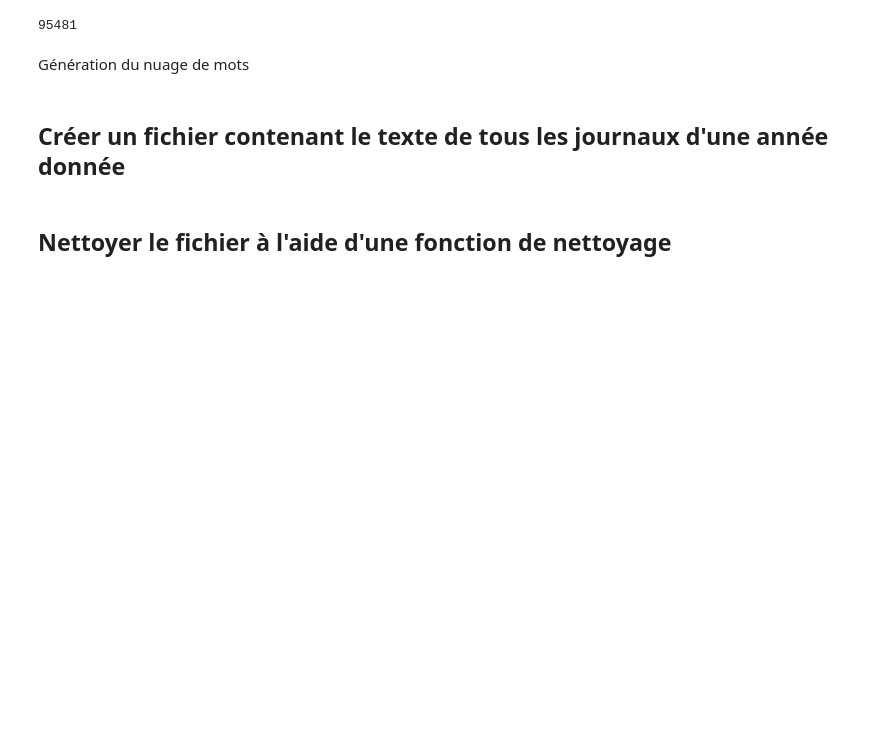
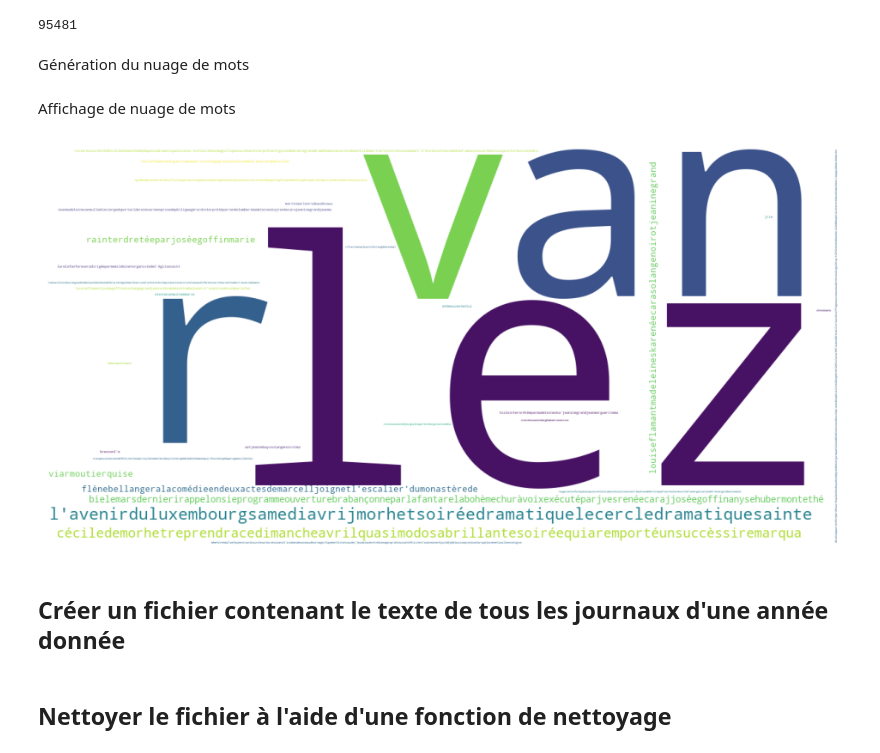
Before and after one commit to ArmelFopa/Projet_TAC_1, a Jupyter notebook: tps/tp2/s2_wordcloud.ipynb, the cells around one changed output. Cells and saved outputs as stored; diff of their text form; code cells hidden in the pictures; blank space fills up the shorter version.

Commit message:
Affichage du nuage de mots

```diff
--- a/tps/tp2/s2_wordcloud.ipynb
+++ b/tps/tp2/s2_wordcloud.ipynb
@@ -90,9 +91,18 @@ len(cleaned)
 Génération du nuage de mots
 # %%
 wc = WordCloud(width=1200, height=600,
-               background_color="write",
+               background_color="white",
                stopwords=sw,
                collocations=False).generate(cleaned)
+# %% [markdown]
+Affichage de nuage de mots
+# %%
+plt.figure(figsize=(12,6))
+plt.imshow(wc)
+plt.axis("off")
+plt.show()
+# %% [output]
+[figure, added]
 # %% [markdown]
 ## Créer un fichier contenant le texte de tous les journaux d'une année donnée
 # %%
```
Also changed, not shown: parts of 1 cell of this notebook.
